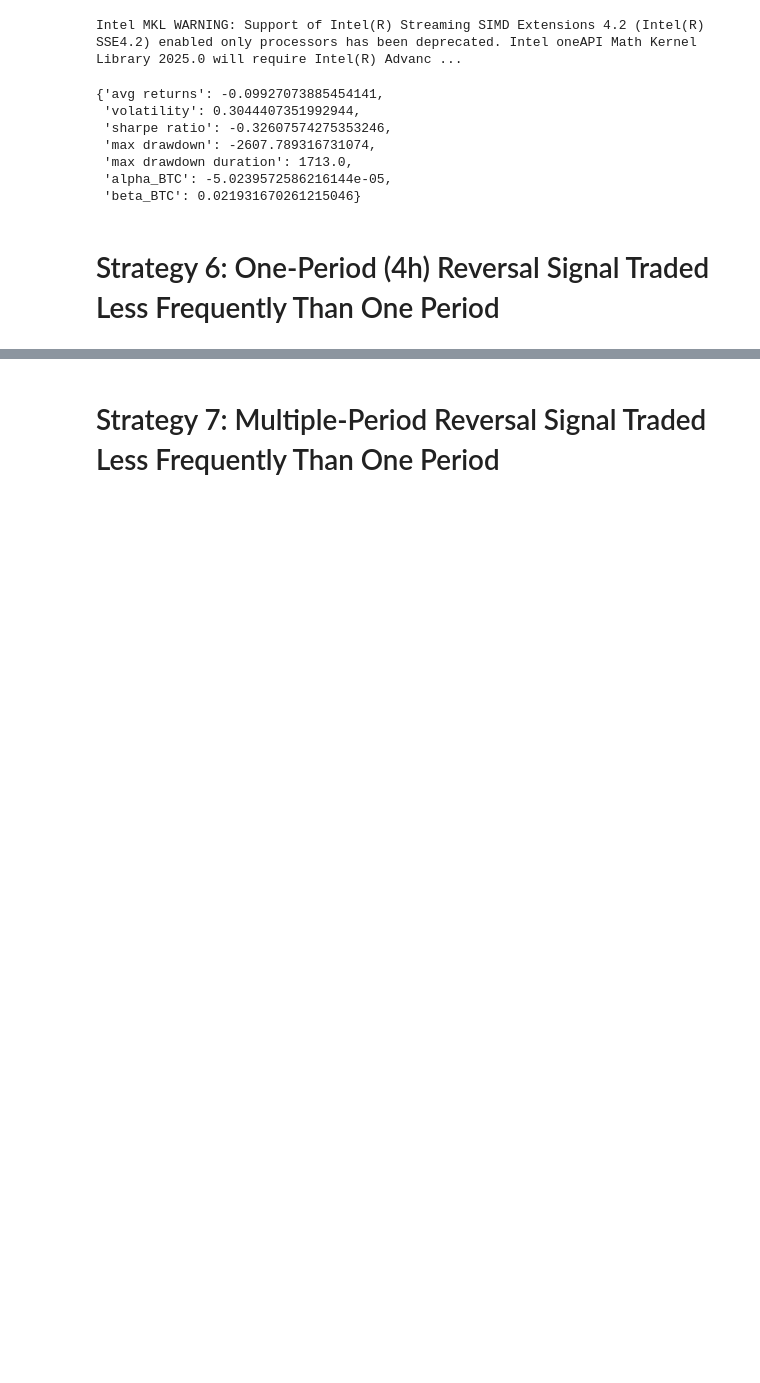
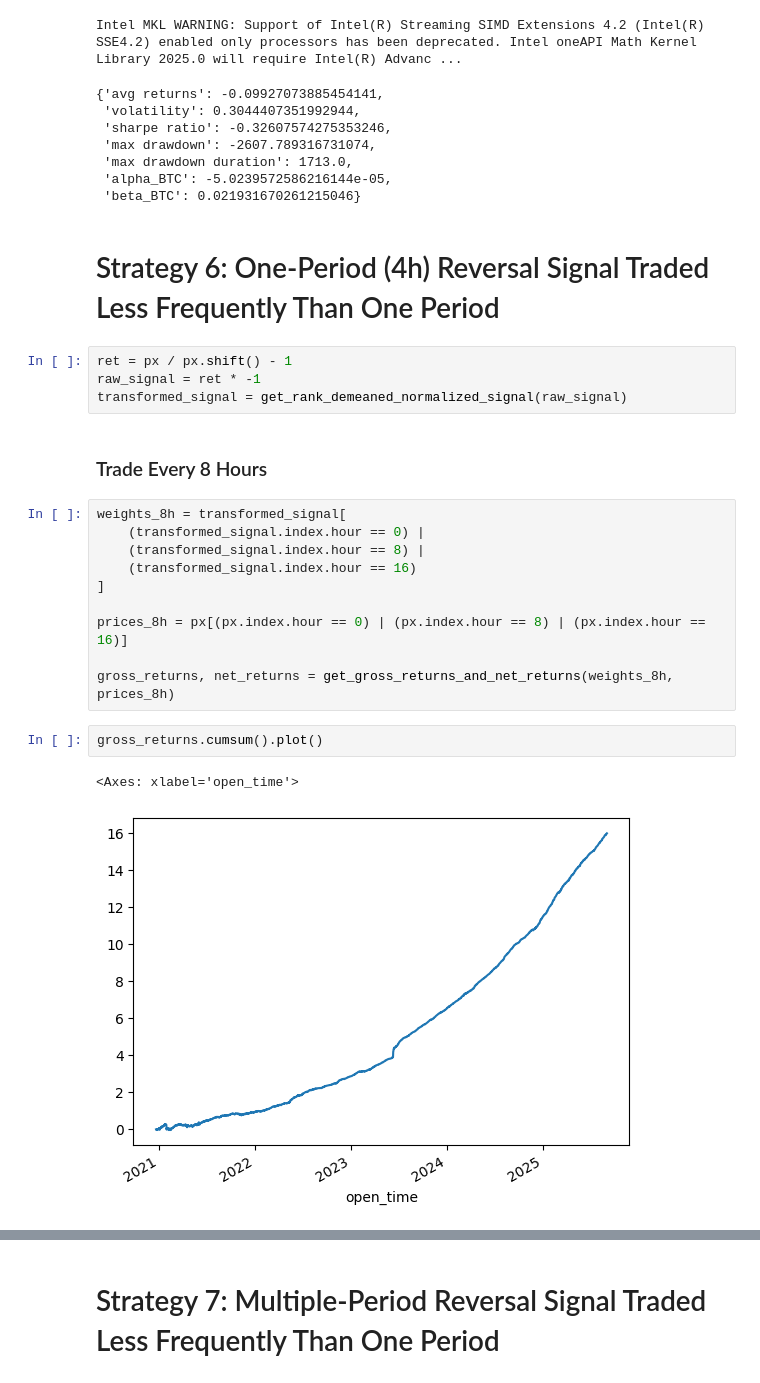
Before and after one commit to wbchristerson/crypto-strategies, a Jupyter notebook: class_project.ipynb, the cells around one changed output, grey strips where cells are left out. Cells and saved outputs as stored; diff of their text form; blank space fills up the shorter version.

Commit message:
implement strategies using short-term signals traded less often and winsorization of un-ranked basic reversal signal

```diff
--- a/class_project.ipynb
+++ b/class_project.ipynb
@@ -791,3 +813,24 @@ Intel MKL WARNING: Support of Intel(R) Streaming SIMD Extensions 4.2 (Intel(R) S
  'beta_BTC': 0.021931670261215046}
 # %% [markdown]
 # Strategy 6: One-Period (4h) Reversal Signal Traded Less Frequently Than One Period
+# %%
+ret = px / px.shift() - 1
+raw_signal = ret * -1
+transformed_signal = get_rank_demeaned_normalized_signal(raw_signal)
+# %% [markdown]
+### Trade Every 8 Hours
+# %%
+weights_8h = transformed_signal[
+    (transformed_signal.index.hour == 0) |
+    (transformed_signal.index.hour == 8) |
+    (transformed_signal.index.hour == 16)
+]
+
+prices_8h = px[(px.index.hour == 0) | (px.index.hour == 8) | (px.index.hour == 16)]
+
+gross_returns, net_returns = get_gross_returns_and_net_returns(weights_8h, prices_8h)
+# %%
+gross_returns.cumsum().plot()
+# %% [output]
+<Axes: xlabel='open_time'>
+[figure, added]
```
Also changed, not shown: parts of 94 cells of this notebook.
